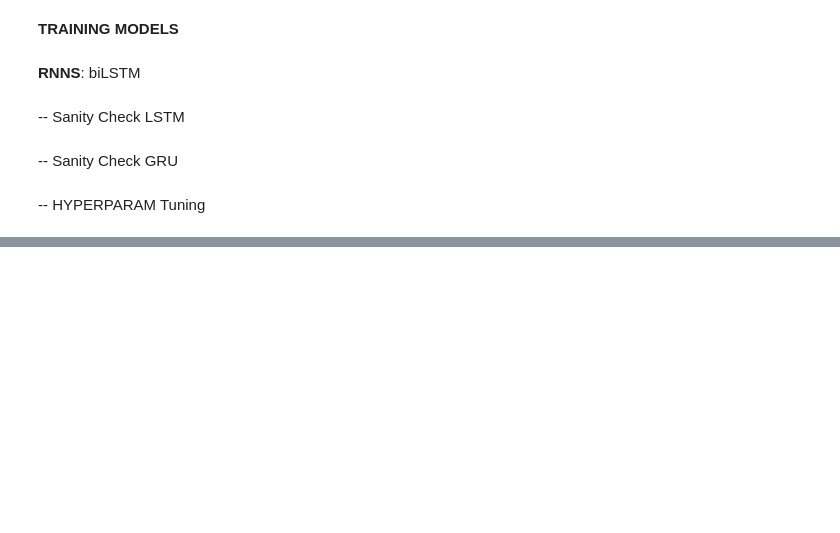
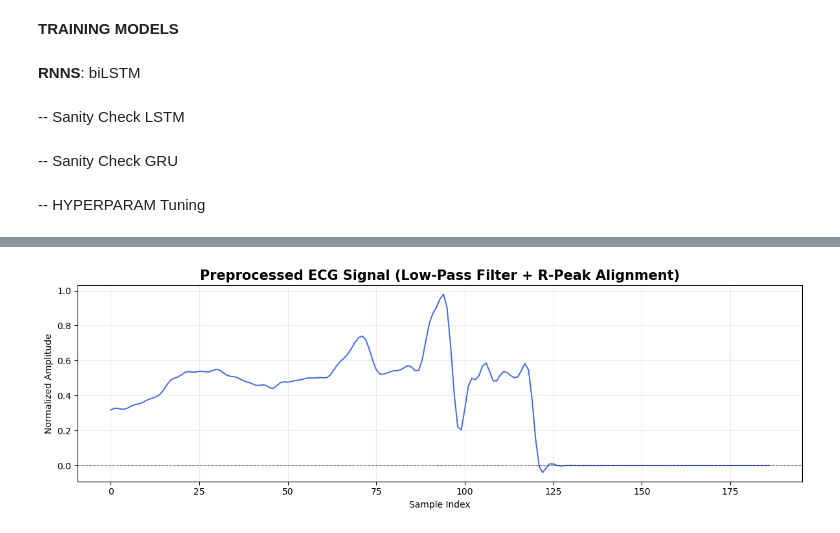
Before and after one commit to williamjohn972/Deep-Learning-for-ECG-Heartbeat-Classification, a Jupyter notebook: main.ipynb, the cells around one changed output, grey strips where cells are left out. Drawn from its saved outputs; the diff is of its cells as text; code cells hidden in the pictures; blank space fills up the shorter version.

```diff
--- a/main.ipynb
+++ b/main.ipynb
@@ -585,0 +594,12 @@ print("---------------- All Experiments Completed --------------")
+# %%
+data_path = "data/ecg_preprocessed_train_val.npz"
+data = np.load(data_path)
+
+X = data["X"]
+y = data["y"]
+
+
+# Create a train val split
+X_train, X_val, y_train, y_val = train_test_split(X,y,test_size=0.05,random_state=42,stratify=y)
+X_train_augmented = augment_batch(X_train)
+print(X_train_augmented)
@@ -585,0 +620,14 @@ print("---------------- All Experiments Completed --------------")
+# %%
+ecg = X_train[0]
+plt.figure(figsize=(12,4))
+plt.plot(ecg, color="royalblue", linewidth=1.4)
+plt.axhline(0, color="black", linestyle="--", linewidth=0.8, alpha=0.6)
+
+plt.title("Preprocessed ECG Signal (Low-Pass Filter + R-Peak Alignment)", fontsize=15, fontweight="bold")
+plt.xlabel("Sample Index")
+plt.ylabel("Normalized Amplitude")
+plt.grid(alpha=0.25)
+plt.tight_layout()
+plt.show()
+# %% [output]
+[figure, added]
```
Also changed, not shown: parts of 4 cells of this notebook, 1 other file.
